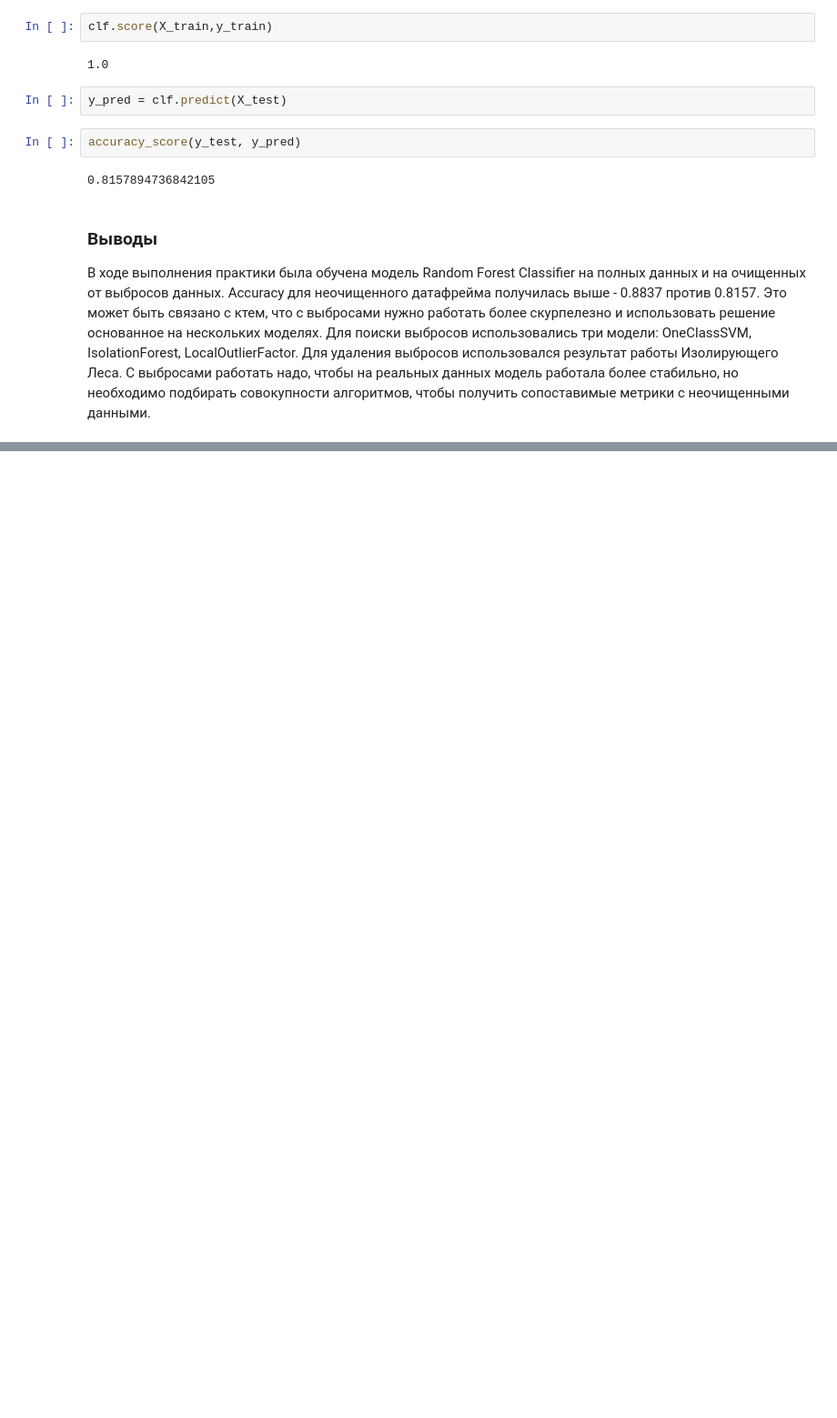
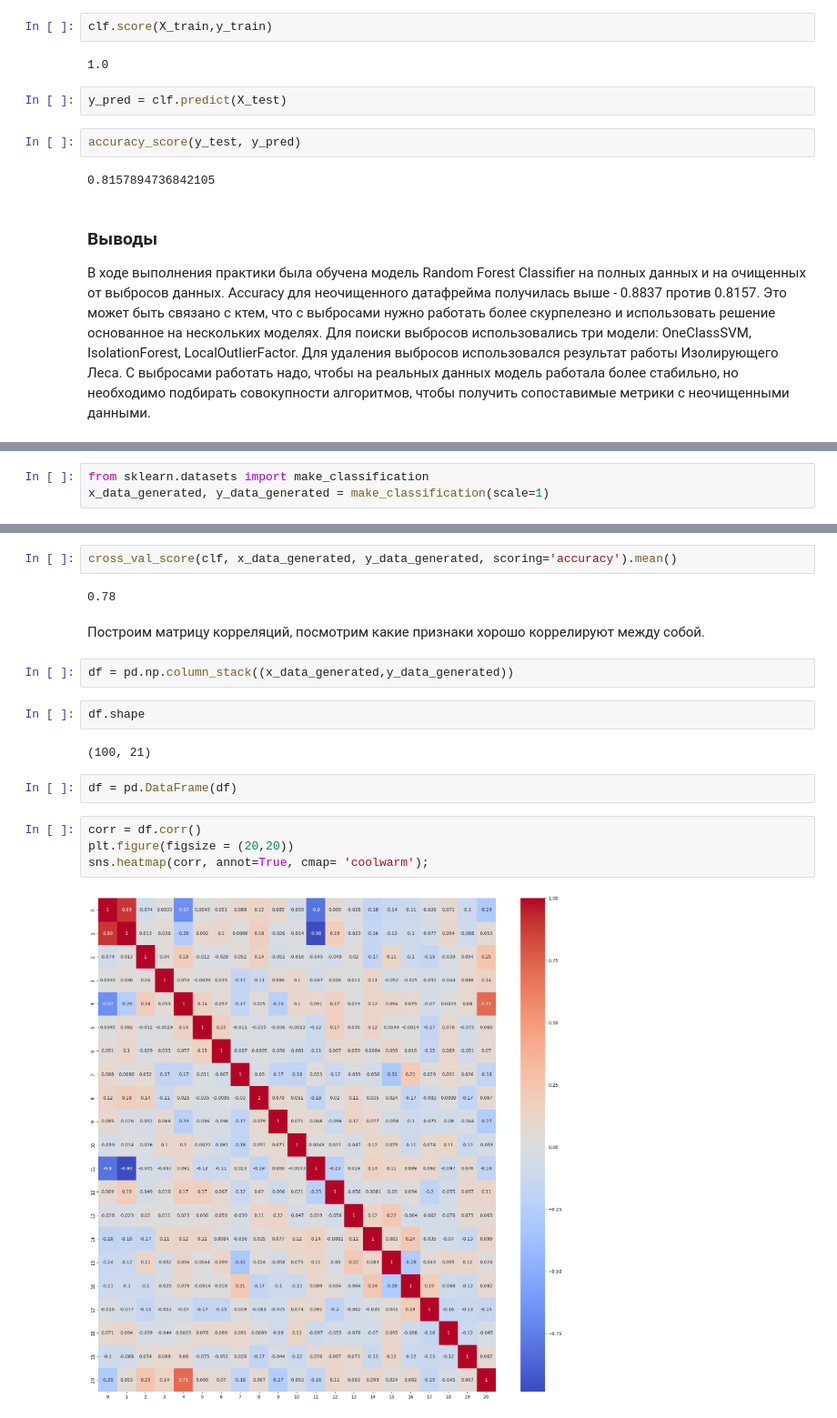
Before and after one commit to VyacheslavGusev/Machine_Lerning, a Jupyter notebook: ML_practice_vol_2.ipynb, the cells around one changed output, grey strips where cells are left out. Shown at 91% size. Cells and saved outputs as stored; diff of their text form; blank space fills up the shorter version.

```diff
--- a/ML_practice_vol_2.ipynb
+++ b/ML_practice_vol_2.ipynb
@@ -321,0 +324,3 @@ Accuracy для неочищенного датафрейма получилас
+# %%
+from sklearn.datasets import make_classification
+x_data_generated, y_data_generated = make_classification(scale=1)
@@ -321,0 +361,20 @@ Accuracy для неочищенного датафрейма получилас
+# %%
+cross_val_score(clf, x_data_generated, y_data_generated, scoring='accuracy').mean()
+# %% [output]
+0.78
+# %% [markdown]
+Построим матрицу корреляций, посмотрим какие признаки хорошо коррелируют между собой.
+# %%
+df = pd.np.column_stack((x_data_generated,y_data_generated))
+# %%
+df.shape
+# %% [output]
+(100, 21)
+# %%
+df = pd.DataFrame(df)
+# %%
+corr = df.corr()
+plt.figure(figsize = (20,20))
+sns.heatmap(corr, annot=True, cmap= 'coolwarm');
+# %% [output]
+[figure, added]
```
Also changed, not shown: parts of 31 cells of this notebook.
